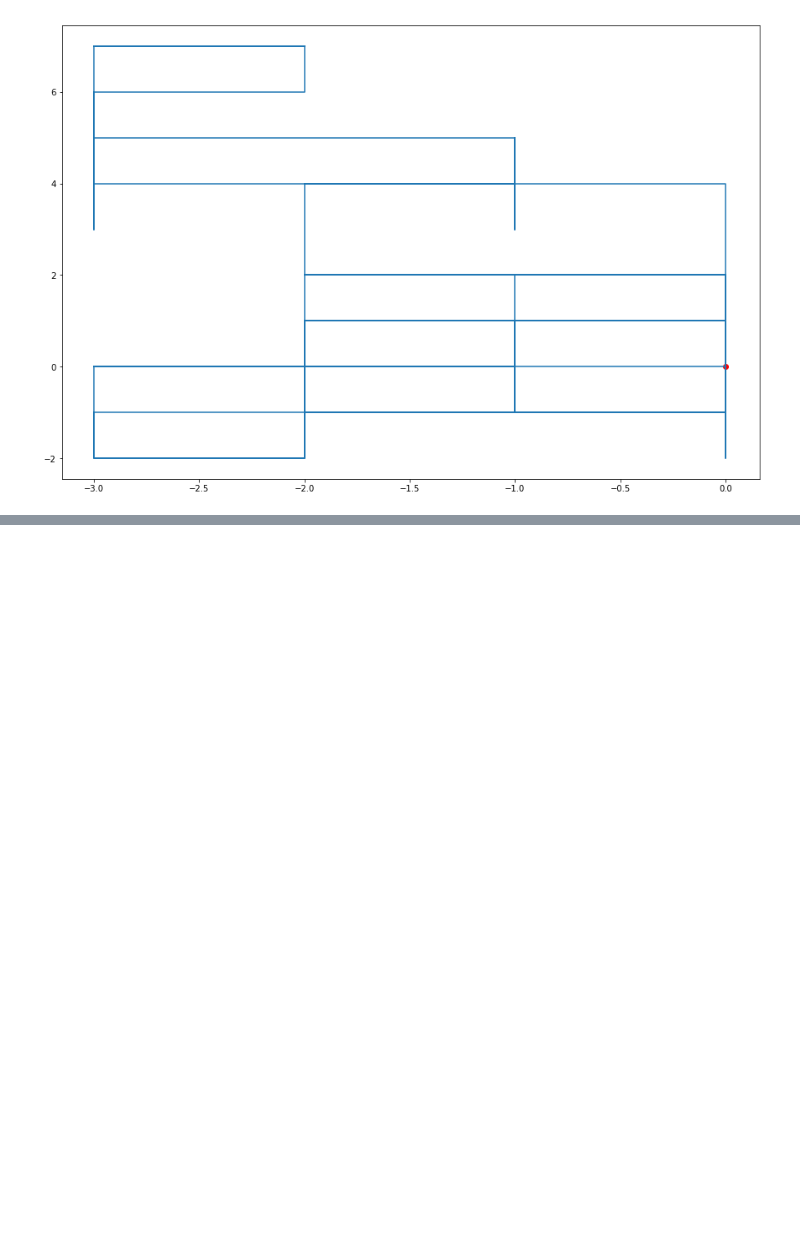
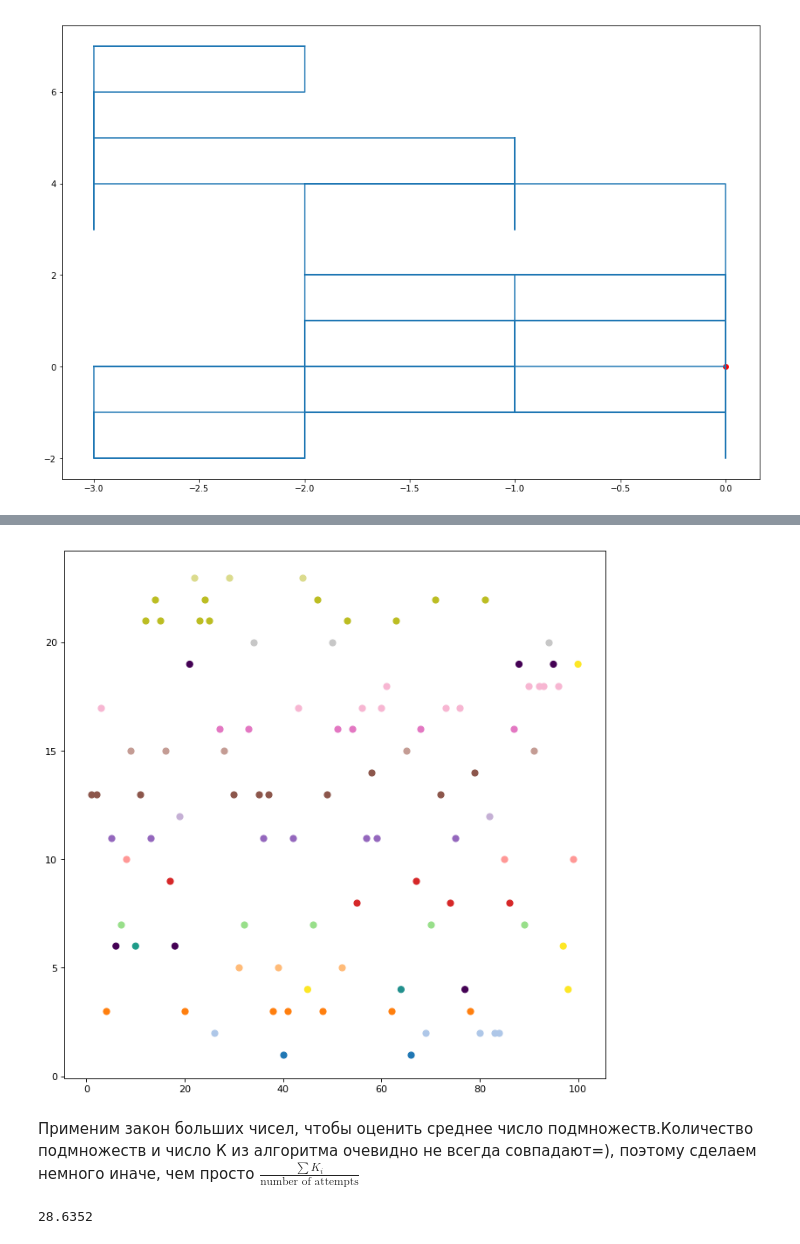
Before and after one commit to Verdangeta/Hometask, a Jupyter notebook: Homework_5.ipynb, the cells around one changed output, grey strips where cells are left out. Saved outputs shown, nothing was run; the diff lists cells and outputs as text; code cells hidden in the pictures; blank space fills up the shorter version.

```diff
--- a/Homework_5.ipynb
+++ b/Homework_5.ipynb
@@ -279,0 +350,41 @@ plt.scatter(0,0,color = 'red')
+# %%
+import random
+def split_generation(n):
+    num =list(np.arange(1,n+1))
+
+    #Посчитаем Bn
+    B_n = 0
+    for i in range(100):
+        B_n += i**n/math.factorial(i)
+    B_n /=math.e
+
+    probability = [int(i)**int(n)/(math.factorial(i)*math.e*B_n) for i in num]
+    K = random.choices(num, weights =  probability)#Выбрали число подмножеств
+
+    C = np.random.randint(low = 1,high = K[0]+1,size= n )
+
+    return C,int(K[0])
+# %%
+a,K = split_generation(100)
+num = np.arange(1,100+1)
+# %%
+categories = list(np.arange(1,K+1))
+colors = [plt.cm.tab10(i/float(len(categories)-1)) for i in range(len(categories))]
+plt.figure(figsize=(10, 10), dpi= 80, facecolor='w', edgecolor='k')
+
+for i in range(K):
+    plt.scatter(num[a == i],a[a == i],s=40,c=plt.cm.tab20(i/float(K-1)))
+# %% [output]
+[figure, added]
+# %% [markdown]
+Применим закон больших чисел, чтобы оценить среднее число подмножеств.Количество подмножеств и число К из алгоритма очевидно не всегда совпадают=), поэтому сделаем немного иначе, чем просто $\frac{\sum K_i}{\text{number of attempts}}$
+# %%
+number_of_attempts = 10000
+summ = 0
+for i in range(number_of_attempts):
+    a,_ = split_generation(100)
+    summ +=len(np.unique(a))
+summ /=number_of_attempts
+print(summ)
+# %% [output]
+28.6352
```
Also changed, not shown: parts of 6 cells of this notebook.
